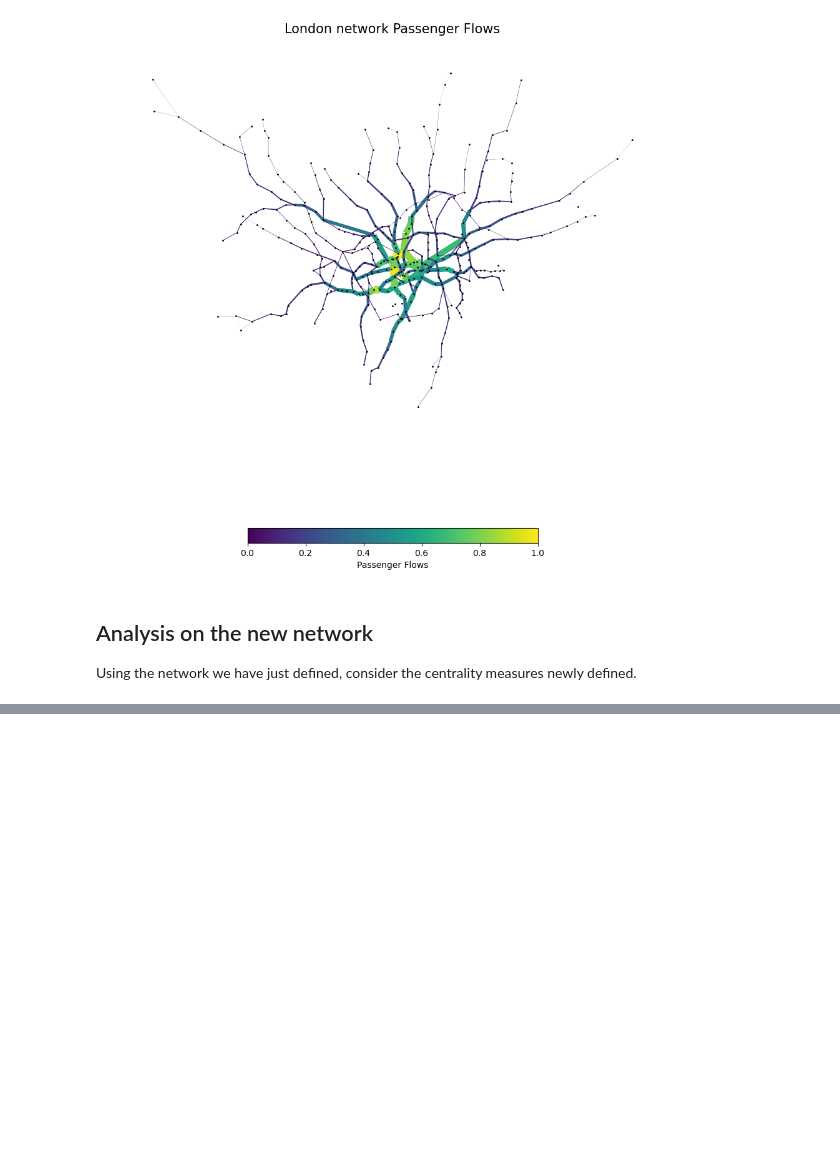
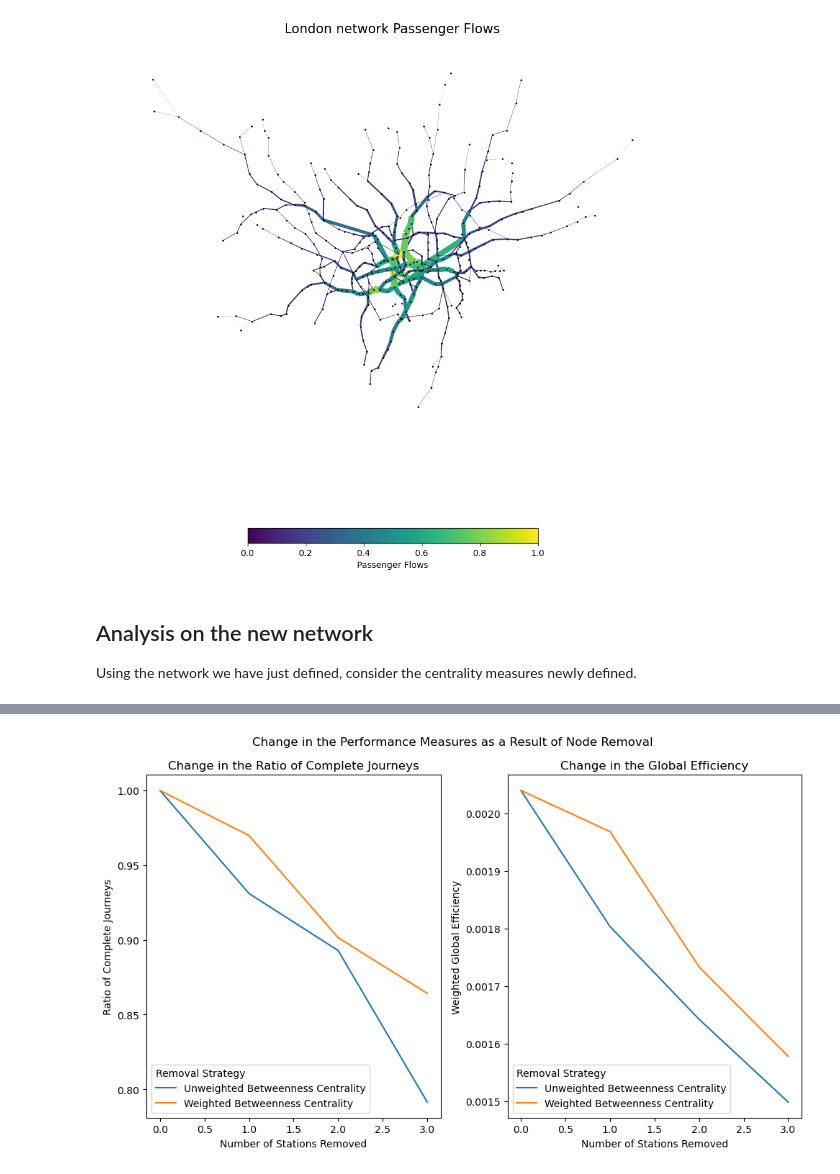
Before and after one commit to sokimura39/Urban_Simulation_Report, a Jupyter notebook: 01_network_analysis.ipynb, the cells around one changed output, grey strips where cells are left out. Saved outputs shown, nothing was run; the diff lists cells and outputs as text; code cells hidden in the pictures; blank space fills up the shorter version.

```diff
--- a/01_network_analysis.ipynb
+++ b/01_network_analysis.ipynb
@@ -1119,0 +1230,49 @@ pd.DataFrame.from_dict(nx.harmonic_centrality(G, distance = 'inv_flows'), orient
+# %%
+#use only the first three
+bet_remove_df_plot = bet_remove_df[:4].copy()
+
+# initialise plot
+fig, axes = plt.subplots(1, 2, figsize = (10, 6))
+
+# set color map
+color_palette = 'Accent'
+
+# plot the LCC figure
+bet_remove_df_plot.plot(
+    y = ['unweighted_lcc_weighted', 'weighted_lcc_weighted'],
+    ax = axes[0],
+    label = ['Unweighted Betweenness Centrality', 'Weighted Betweenness Centrality']
+)
+
+axes[0].set_xlabel('Number of Stations Removed')
+axes[0].set_ylabel('Ratio of Complete Journeys')
+axes[0].set_title('Change in the Ratio of Complete Journeys')
+
+# plot the efficiency figure
+bet_remove_df_plot.plot(
+    y = ['unweighted_efficiency_weighted', 'weighted_efficiency_weighted'],
+    ax = axes[1],
+    label = ['Unweighted Betweenness Centrality', 'Weighted Betweenness Centrality']
+)
+
+# set labels
+axes[1].set_xlabel('Number of Stations Removed')
+axes[1].set_ylabel('Weighted Global Efficiency')
+axes[1].set_title('Change in the Global Efficiency')
+
+# set legend
+
+for ax in axes:
+    ax.legend(
+        title = 'Removal Strategy',
+        alignment = 'left',
+        loc = 'lower left', bbox_to_anchor = (0, 0)
+    )
+
+plt.suptitle('Change in the Performance Measures as a Result of Node Removal')
+
+plt.tight_layout()
+
+plt.savefig('documents/img/weighted_node_removal_measures.png', bbox_inches = 'tight')
+# %% [output]
+[figure, added]
```
Also changed, not shown: parts of 25 cells of this notebook, 6 other files.
